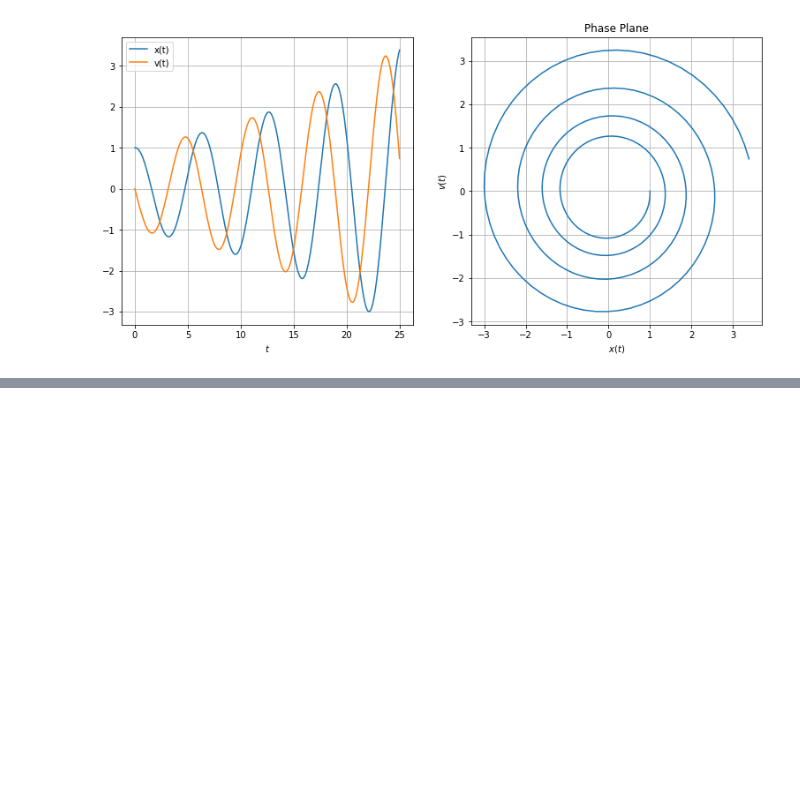
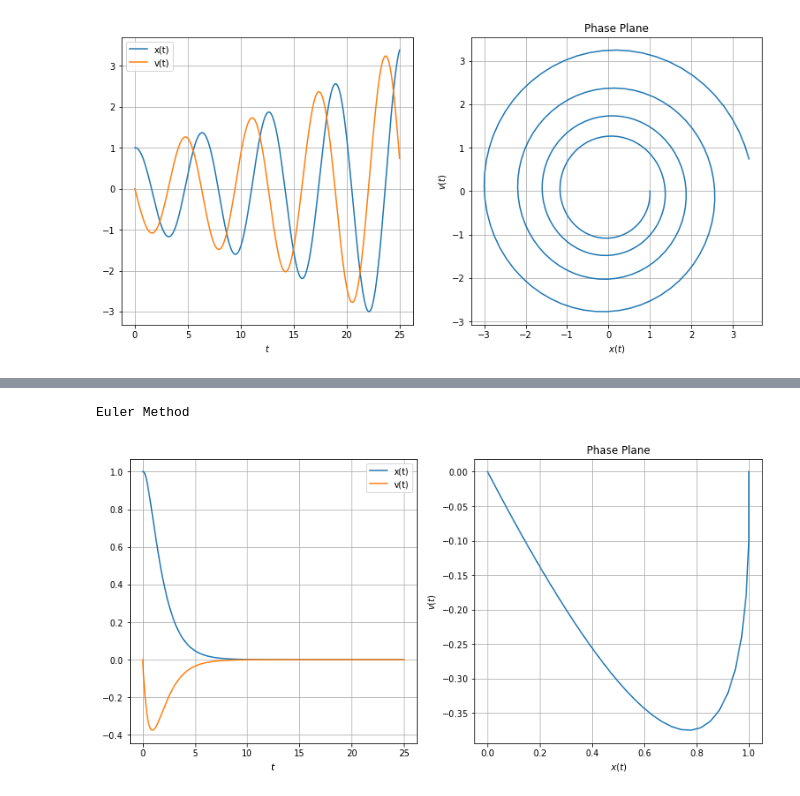
Before and after one commit to sandromikautadze/ode-solver, a Jupyter notebook: applications/oscillations.ipynb, the cells around one changed output, grey strips where cells are left out. Drawn from its saved outputs; the diff is of its cells as text; code cells hidden in the pictures; blank space fills up the shorter version.

```diff
--- a/applications/oscillations.ipynb
+++ b/applications/oscillations.ipynb
@@ -213,0 +223,34 @@ Yes, the formulas are awful. Let's visualize them.
+# %%
+#overdamped
+
+#I redefine the constants for clarity reasons
+x0 = 1
+v0 = 0
+k = 1
+m = 1
+T = 8 * np.pi
+gamma = 2 * np.sqrt(k * m) + 0.1
+alpha = gamma / m
+omega = np.sqrt(k / m)
+discriminant = np.sqrt(alpha**2 - (4 * omega**2))
+A = np.array([[0, 1],[-(omega**2), -alpha]])
+b = np.array([[x0], [v0]])
+t0 = 0
+h = 0.1
+
+lam_1 = (alpha + discriminant)/2
+lam_2 = (alpha - discriminant)/2
+
+c1 = (v0 - lam_2 * x0) / (lam_1 - lam_2)
+c2 = (lam_1 * x0 - v0) / (lam_1 - lam_2)
+
+# euler
+time, approx = euler(A, b, T, t0, h)
+x_approx = approx[0]
+v_approx = approx[1]
+
+print("Euler Method")
+plot(time, x_approx, v_approx)
+# %% [output]
+Euler Method
+[figure, added]
```
Also changed, not shown: parts of 3 cells of this notebook.
